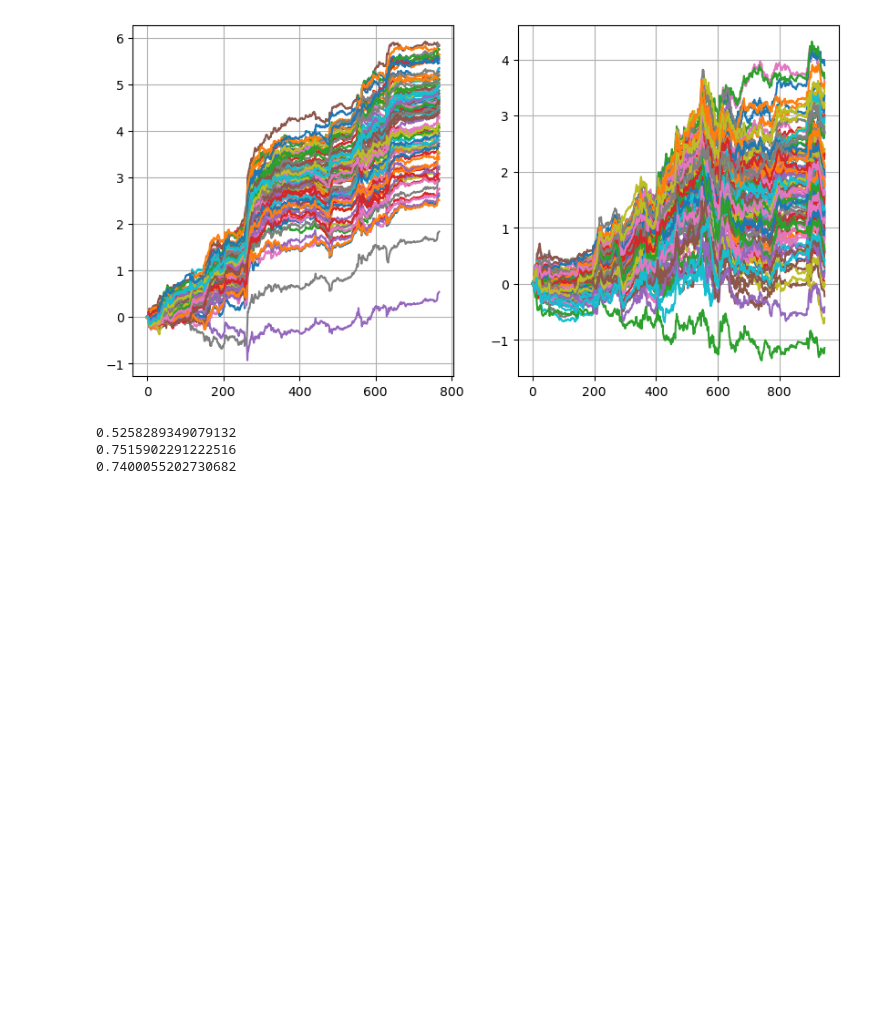
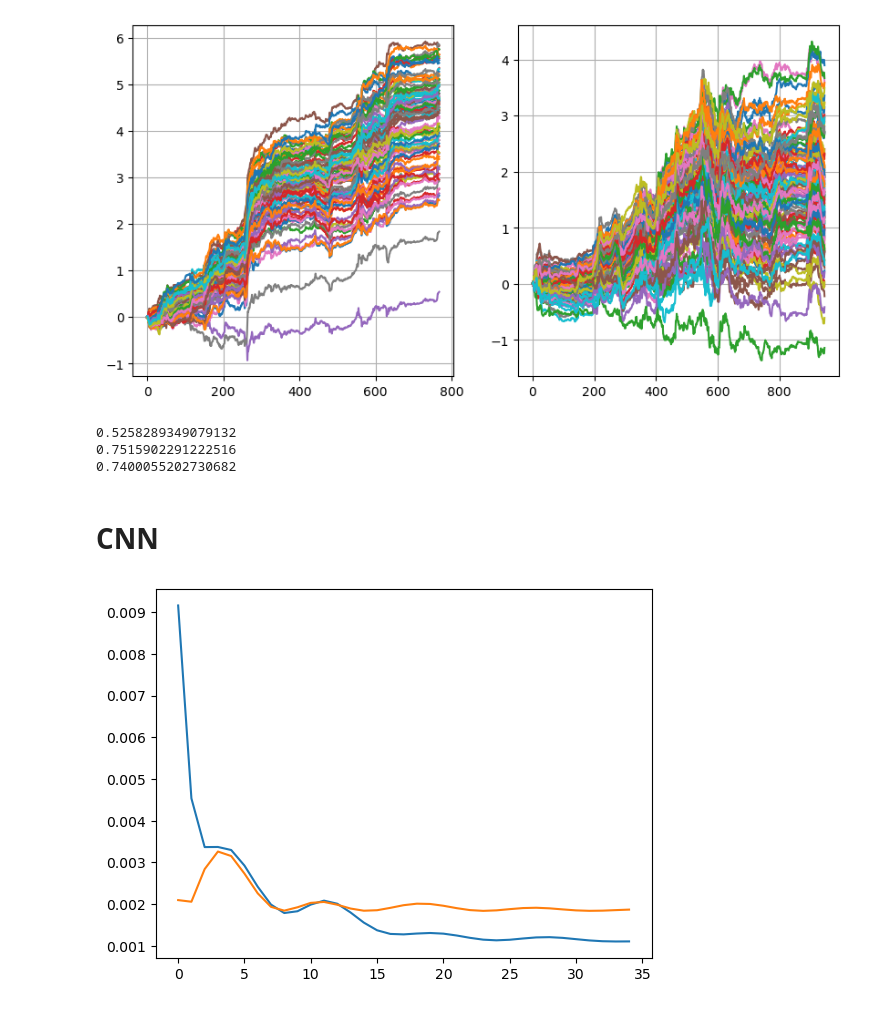
Before and after one commit to CS-433/ml-project-2-bogota, a Jupyter notebook: train.ipynb, the cells around one changed output. Saved outputs shown, nothing was run; the diff lists cells and outputs as text; code cells hidden in the pictures; blank space fills up the shorter version.

```diff
--- a/train.ipynb
+++ b/train.ipynb
@@ -93,3 +95,39 @@ print(avg_sharpe)
 0.5258289349079132
 0.7515902291222516
 0.7400055202730682
+# %% [markdown]
+# CNN
+# %%
+import torch
+import numpy as np
+import pandas as pd
+import matplotlib.pyplot as plt
+from src.models import NN, CNN
+
+DATA_FOLDER = 'data/'
+# %%
+model = CNN(nb_lags=6, lr=1e-2)
+
+######################### Load training data: #########################
+train_lags, train_target = torch.load(DATA_FOLDER + 'train_data.pkl')
+train_lags, train_target = train_lags.to(model.device), train_target.to(model.device)
+
+######################### Load validation data: #########################
+val_lags, val_target = torch.load(DATA_FOLDER + 'val_data.pkl')
+val_lags, val_target = val_lags.to(model.device), val_target.to(model.device)
+
+######################### Training: #########################
+train = True
+if train:
+    model.train(train_lags, train_target, num_epochs=35, val_lags=val_lags, val_target=val_target)
+
+######################### Validation: #########################
+model.load_pretrained_model()
+model.test(val_lags, val_target)
+# %%
+######################### Plot losses: #########################
+plt.plot(model.train_losses)
+plt.plot(model.val_losses)
+plt.show()
+# %% [output]
+[figure, added]
```
Also changed, not shown: parts of 8 cells of this notebook, 2 other files.
